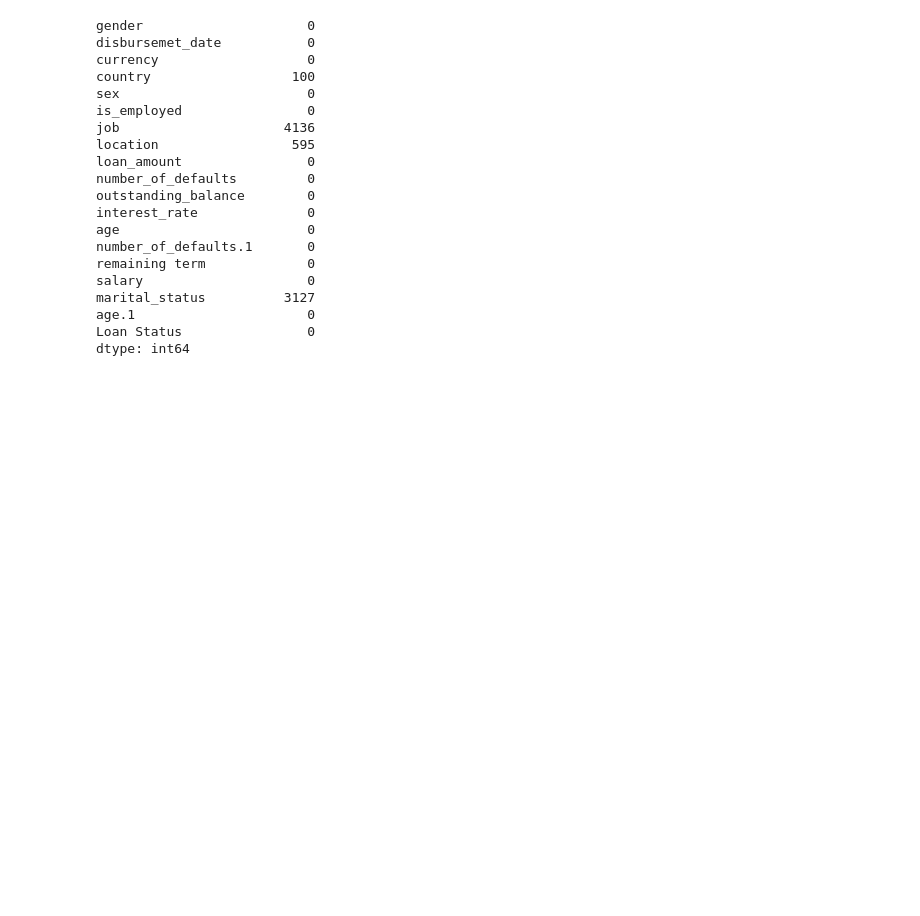
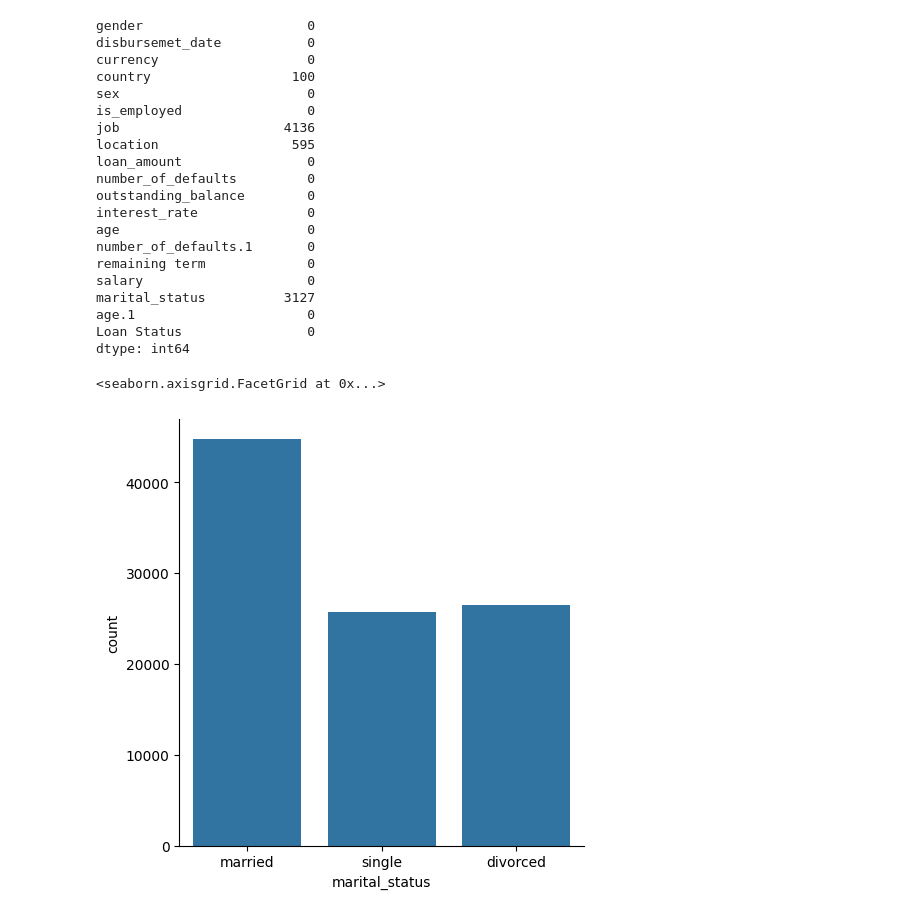
Before and after one commit to Augah2001/Data-Science-Competion-Question-and-Data, a Jupyter notebook: credit_risk.ipynb, the cells around one changed output. Cells and saved outputs as stored; diff of their text form; code cells hidden in the pictures; blank space fills up the shorter version.

```diff
--- a/credit_risk.ipynb
+++ b/credit_risk.ipynb
@@ -327,3 +327,10 @@ dtype: int64
 #since there is only one value zimbabwe for country column, we will fill NaNs to zimbabwe
 # and later remove the column in feature selection
 df.country.fillna('zimbabwe', inplace=True)
+# %%
+'counts of marital status values'
+import seaborn as sns
+sns.catplot(data=df, x= 'marital_status', kind= 'count')
+# %% [output]
+<seaborn.axisgrid.FacetGrid at 0x...>
+[figure, added]
```
